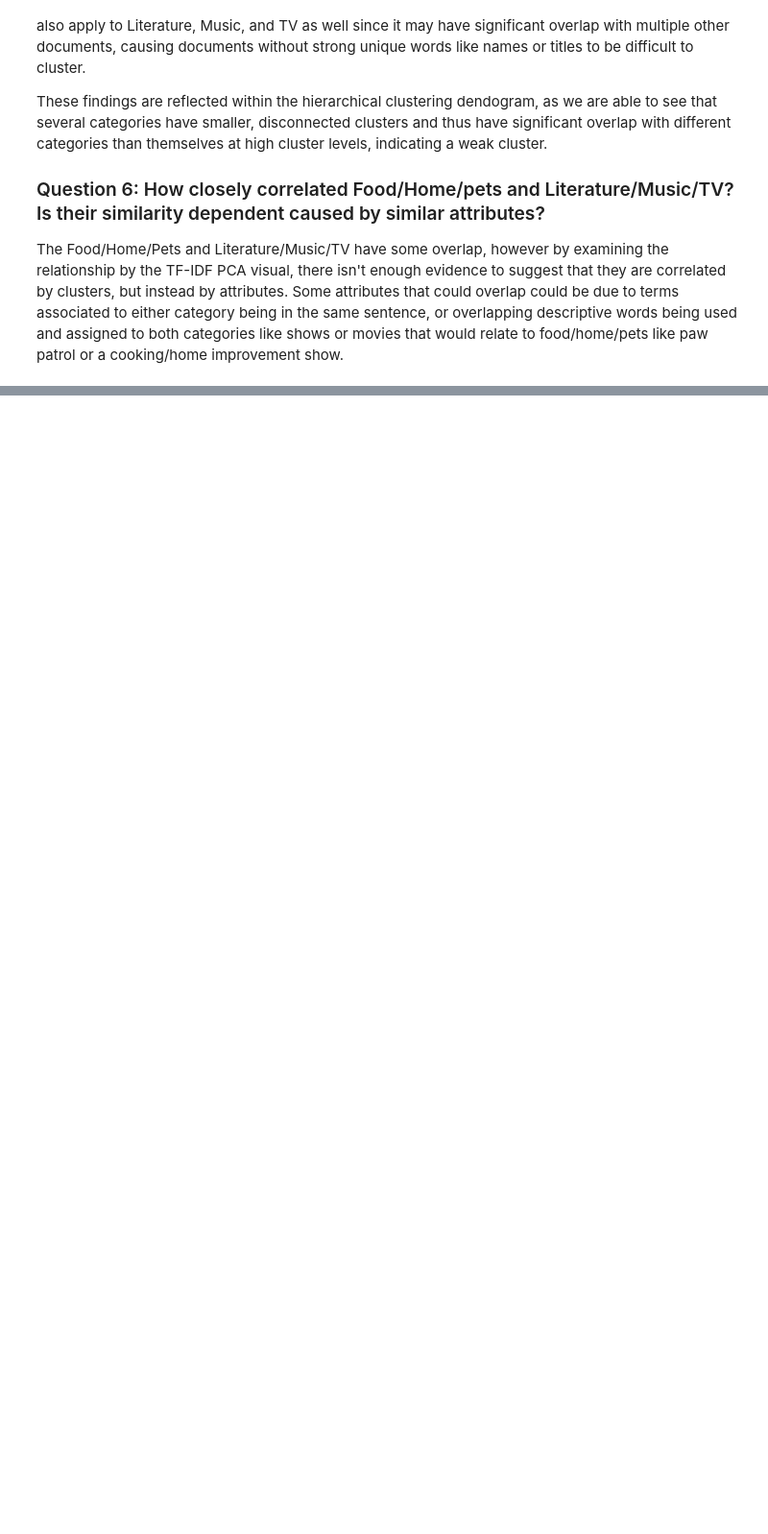
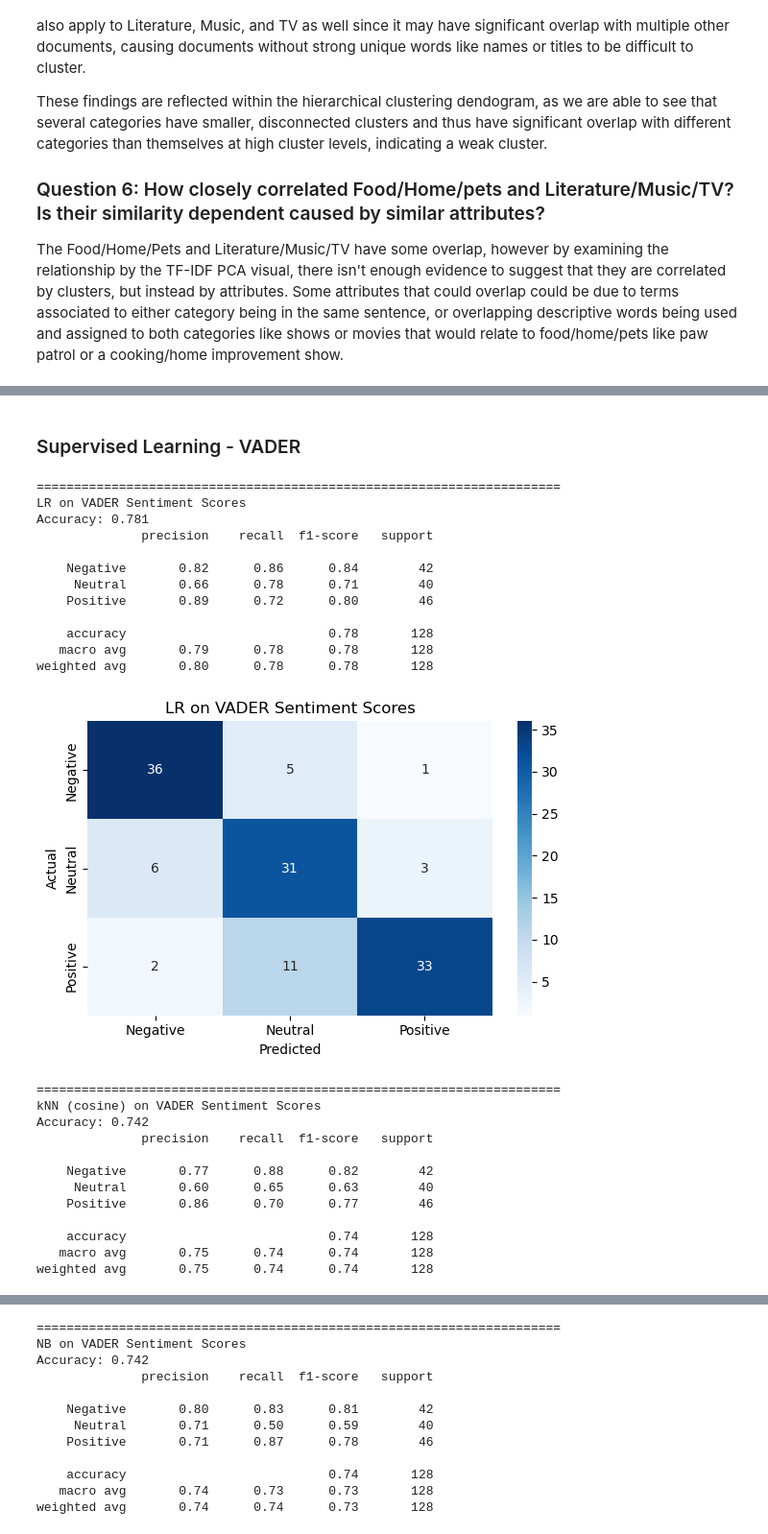
Before and after one commit to avamwilliams/105final, a Jupyter notebook: main.ipynb, the cells around one changed output, grey strips where cells are left out. Shown at 96% size. Saved outputs shown, nothing was run; the diff lists cells and outputs as text; code cells hidden in the pictures; blank space fills up the shorter version.

Commit message:
Added VADER

```diff
--- a/main.ipynb
+++ b/main.ipynb
@@ -807,0 +829,66 @@ The Food/Home/Pets and Literature/Music/TV have some overlap, however by examini
+# %%
+analyzer = SentimentIntensityAnalyzer()
+
+# Code below from Stack Overflow: https://stackoverflow.com/questions/19364571/plotting-vader-sentiment-analysis-results-in-python
+df['compound'] = [analyzer.polarity_scores(x)['compound'] for x in df['text']]
+df['neg'] = [analyzer.polarity_scores(x)['neg'] for x in df['text']]
+df['neu'] = [analyzer.polarity_scores(x)['neu'] for x in df['text']]
+df['pos'] = [analyzer.polarity_scores(x)['pos'] for x in df['text']]
+df['rating'] = df['compound'].apply(lambda c: 'Positive' if c >= 0.05 else ('Negative' if c <= -0.05 else 'Neutral'))
+# %% [markdown]
+### Supervised Learning - VADER
+# %%
+# Supervised Learning with VADER Compound Score
+X_vader = df[['neg', 'neu', 'pos', 'compound']]
+
+tasks.append(evaluate_classifier(
+    LogisticRegression(max_iter=1000, random_state=RANDOM_STATE),
+    X_vader, y_sentiment,
+    "LR on VADER Sentiment Scores"
+))
+
+tasks.append(evaluate_classifier(
+    KNeighborsClassifier(n_neighbors=5, metric="cosine"),
+    X_vader, y_sentiment,
+    "kNN (cosine) on VADER Sentiment Scores"
+))
+
+scaler = MinMaxScaler()
+X_vader_scaled = scaler.fit_transform(X_vader)
+tasks.append(evaluate_classifier(
+    MultinomialNB(),
+    X_vader_scaled, y_sentiment,
+    "NB on VADER Sentiment Scores"
+))
+
+tasks.append(evaluate_classifier(
+    RandomForestClassifier(n_estimators=200, random_state=RANDOM_STATE),
+    X_vader, y_sentiment,
+    "RF on VADER Sentiment Scores"
+))
+# %% [output]
+======================================================================
+LR on VADER Sentiment Scores
+Accuracy: 0.781
+              precision    recall  f1-score   support
+
+    Negative       0.82      0.86      0.84        42
+     Neutral       0.66      0.78      0.71        40
+    Positive       0.89      0.72      0.80        46
+
+    accuracy                           0.78       128
+   macro avg       0.79      0.78      0.78       128
+weighted avg       0.80      0.78      0.78       128
+[figure, added]
+======================================================================
+kNN (cosine) on VADER Sentiment Scores
+Accuracy: 0.742
+              precision    recall  f1-score   support
+
+    Negative       0.77      0.88      0.82        42
+     Neutral       0.60      0.65      0.63        40
+    Positive       0.86      0.70      0.77        46
+
+    accuracy                           0.74       128
+   macro avg       0.75      0.74      0.74       128
+weighted avg       0.75      0.74      0.74       128
@@ -807,0 +896,12 @@ The Food/Home/Pets and Literature/Music/TV have some overlap, however by examini
+======================================================================
+NB on VADER Sentiment Scores
+Accuracy: 0.742
+              precision    recall  f1-score   support
+
+    Negative       0.80      0.83      0.81        42
+     Neutral       0.71      0.50      0.59        40
+    Positive       0.71      0.87      0.78        46
+
+    accuracy                           0.74       128
+   macro avg       0.74      0.73      0.73       128
+weighted avg       0.74      0.74      0.73       128
```
Also changed, not shown: parts of 33 cells of this notebook, 1 other file.
